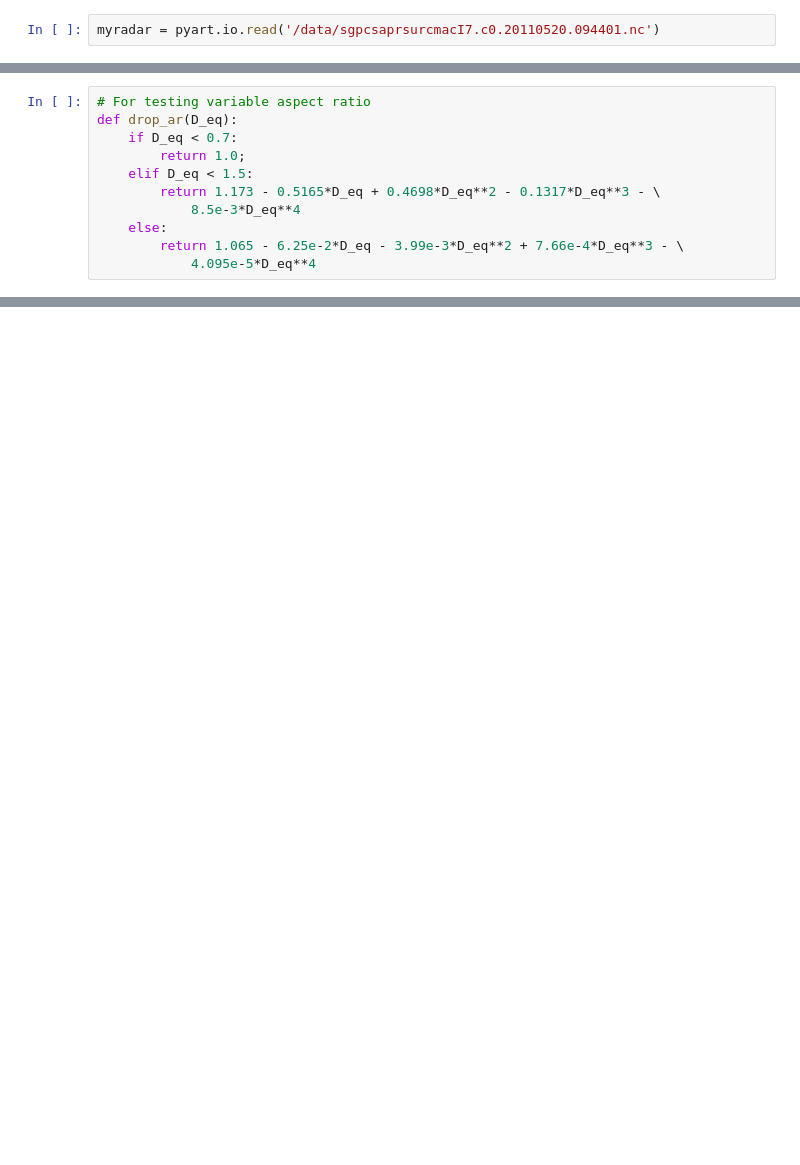
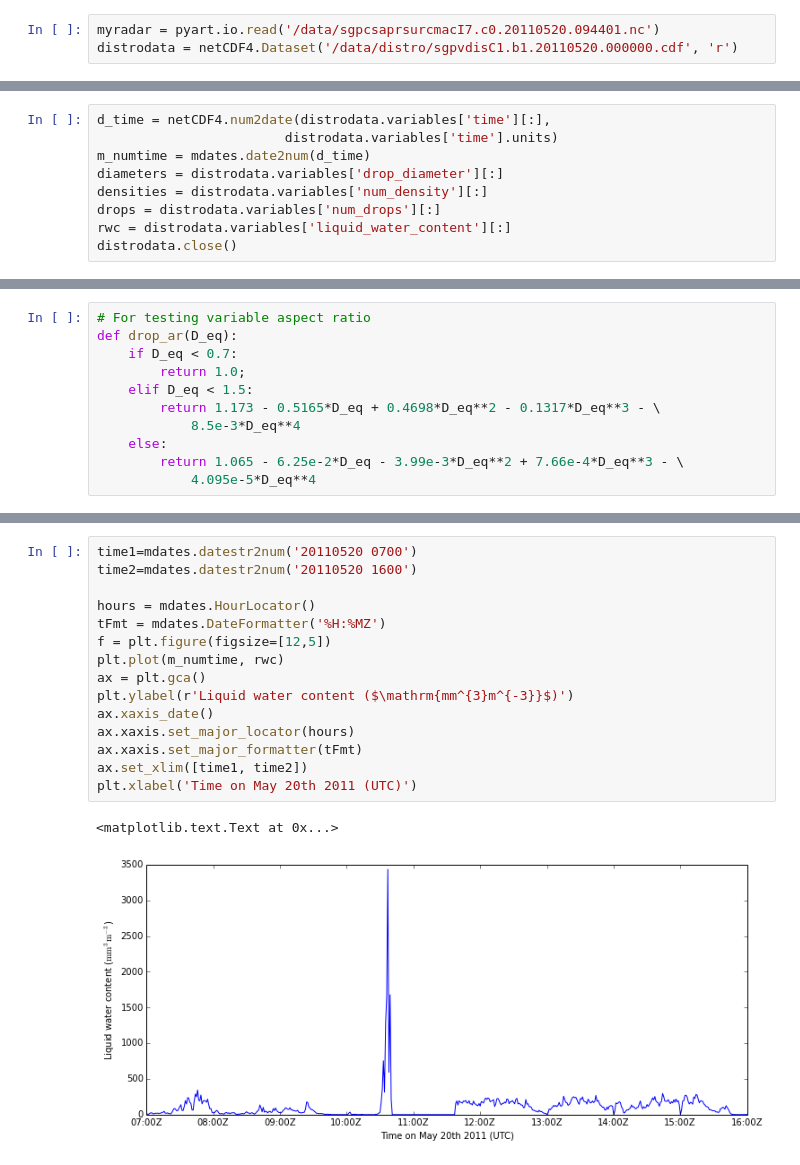
Before and after one commit to scollis/notebooks, a Jupyter notebook: C-SAPR Self Consistency test plus T-Matrix.ipynb, the cells around one changed output, grey strips where cells are left out. Cells and saved outputs as stored; diff of their text form; blank space fills up the shorter version.

Commit message:
update CSAPR with distro data

```diff
--- a/C-SAPR Self Consistency test plus T-Matrix.ipynb
+++ b/C-SAPR Self Consistency test plus T-Matrix.ipynb
@@ -37,3 +50,4 @@ font = {'size': 16}
 matplotlib.rc('font', **font)
 # %%
 myradar = pyart.io.read('/data/sgpcsaprsurcmacI7.c0.20110520.094401.nc')
+distrodata = netCDF4.Dataset('/data/distro/sgpvdisC1.b1.20110520.000000.cdf', 'r')
@@ -40,3 +56,12 @@ myradar = pyart.io.read('/data/sgpcsaprsurcmacI7.c0.20110520.094401.nc')
+# %%
+d_time = netCDF4.num2date(distrodata.variables['time'][:],
+                        distrodata.variables['time'].units)
+m_numtime = mdates.date2num(d_time)
+diameters = distrodata.variables['drop_diameter'][:]
+densities = distrodata.variables['num_density'][:]
+drops = distrodata.variables['num_drops'][:]
+rwc = distrodata.variables['liquid_water_content'][:]
+distrodata.close()
 # %%
 nyq = myradar.instrument_parameters['nyquist_velocity']['data'][0]
 my_display = pyart.graph.RadarDisplay(myradar)
@@ -183,0 +236,18 @@ title.set_y(1.01)
+# %%
+time1=mdates.datestr2num('20110520 0700')
+time2=mdates.datestr2num('20110520 1600')
+
+hours = mdates.HourLocator()
+tFmt = mdates.DateFormatter('%H:%MZ')
+f = plt.figure(figsize=[12,5])
+plt.plot(m_numtime, rwc)
+ax = plt.gca()
+plt.ylabel(r'Liquid water content ($\mathrm{mm^{3}m^{-3}}$)')
+ax.xaxis_date()
+ax.xaxis.set_major_locator(hours)
+ax.xaxis.set_major_formatter(tFmt)
+ax.set_xlim([time1, time2])
+plt.xlabel('Time on May 20th 2011 (UTC)')
+# %% [output]
+<matplotlib.text.Text at 0x...>
+[figure, added]
```
Also changed, not shown: parts of 22 cells of this notebook.
